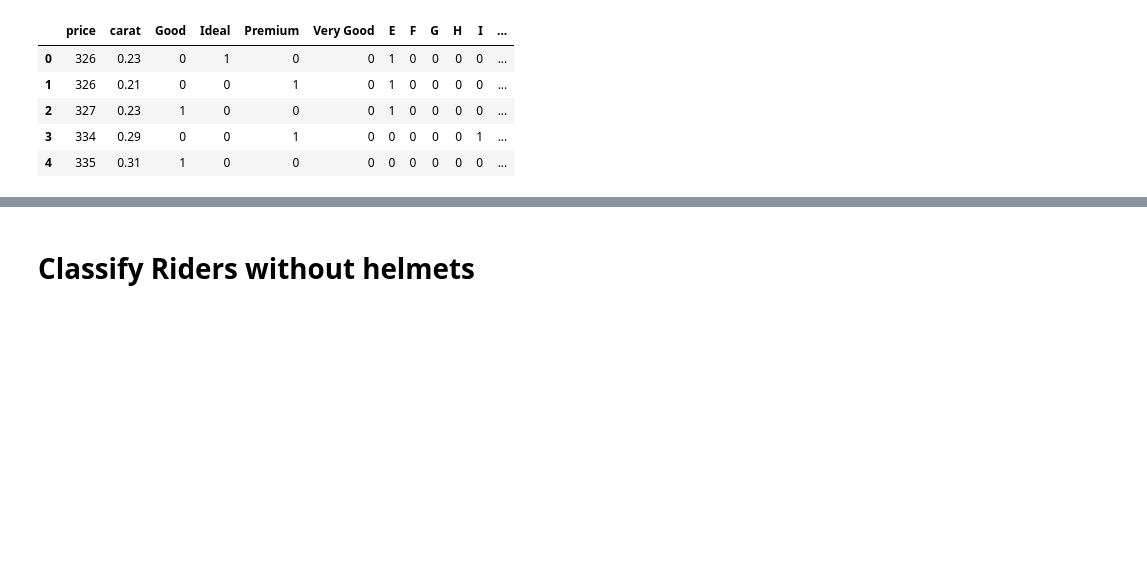
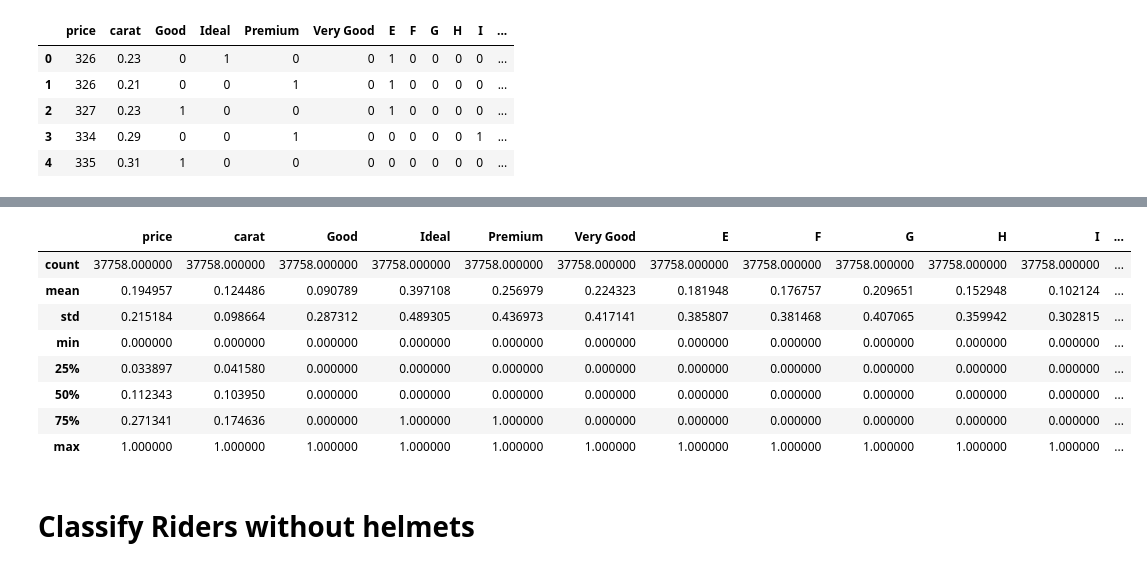
Before and after one commit to Suvodeep-Das/Diamond-Pricing-Model, a Jupyter notebook: MachineGeeks.ipynb, the cells around one changed output, grey strips where cells are left out. Drawn from its saved outputs; the diff is of its cells as text; code cells hidden in the pictures; blank space fills up the shorter version.

```diff
--- a/MachineGeeks.ipynb
+++ b/MachineGeeks.ipynb
@@ -124,0 +175,23 @@ df.head()
+# %%
+# Splitting Into Train and Test Datasets
+from sklearn.model_selection import train_test_split
+np.random.seed(0)
+df_train, df_test = train_test_split(df, train_size = 0.7, test_size = 0.3, random_state = 22)
+# %%
+# Normalizing the Training Dataset
+from sklearn.preprocessing import MinMaxScaler
+scalar = MinMaxScaler()
+num_vars = ['carat','price']
+df_train[num_vars] = scalar.fit_transform(df_train[num_vars])
+# %%
+df_train.describe()
+# %% [output]
+|  | price | carat | Good | Ideal | Premium | Very Good | E | F | G | H | I | ... |
+| count | 37758.000000 | 37758.000000 | 37758.000000 | 37758.000000 | 37758.000000 | 37758.000000 | 37758.000000 | 37758.000000 | 37758.000000 | 37758.000000 | 37758.000000 | ... |
+| mean | 0.194957 | 0.124486 | 0.090789 | 0.397108 | 0.256979 | 0.224323 | 0.181948 | 0.176757 | 0.209651 | 0.152948 | 0.102124 | ... |
+| std | 0.215184 | 0.098664 | 0.287312 | 0.489305 | 0.436973 | 0.417141 | 0.385807 | 0.381468 | 0.407065 | 0.359942 | 0.302815 | ... |
+| min | 0.000000 | 0.000000 | 0.000000 | 0.000000 | 0.000000 | 0.000000 | 0.000000 | 0.000000 | 0.000000 | 0.000000 | 0.000000 | ... |
+| 25% | 0.033897 | 0.041580 | 0.000000 | 0.000000 | 0.000000 | 0.000000 | 0.000000 | 0.000000 | 0.000000 | 0.000000 | 0.000000 | ... |
+| 50% | 0.112343 | 0.103950 | 0.000000 | 0.000000 | 0.000000 | 0.000000 | 0.000000 | 0.000000 | 0.000000 | 0.000000 | 0.000000 | ... |
+| 75% | 0.271341 | 0.174636 | 0.000000 | 1.000000 | 1.000000 | 0.000000 | 0.000000 | 0.000000 | 0.000000 | 0.000000 | 0.000000 | ... |
+| max | 1.000000 | 1.000000 | 1.000000 | 1.000000 | 1.000000 | 1.000000 | 1.000000 | 1.000000 | 1.000000 | 1.000000 | 1.000000 | ... |
```
Also changed, not shown: parts of 3 cells of this notebook.
